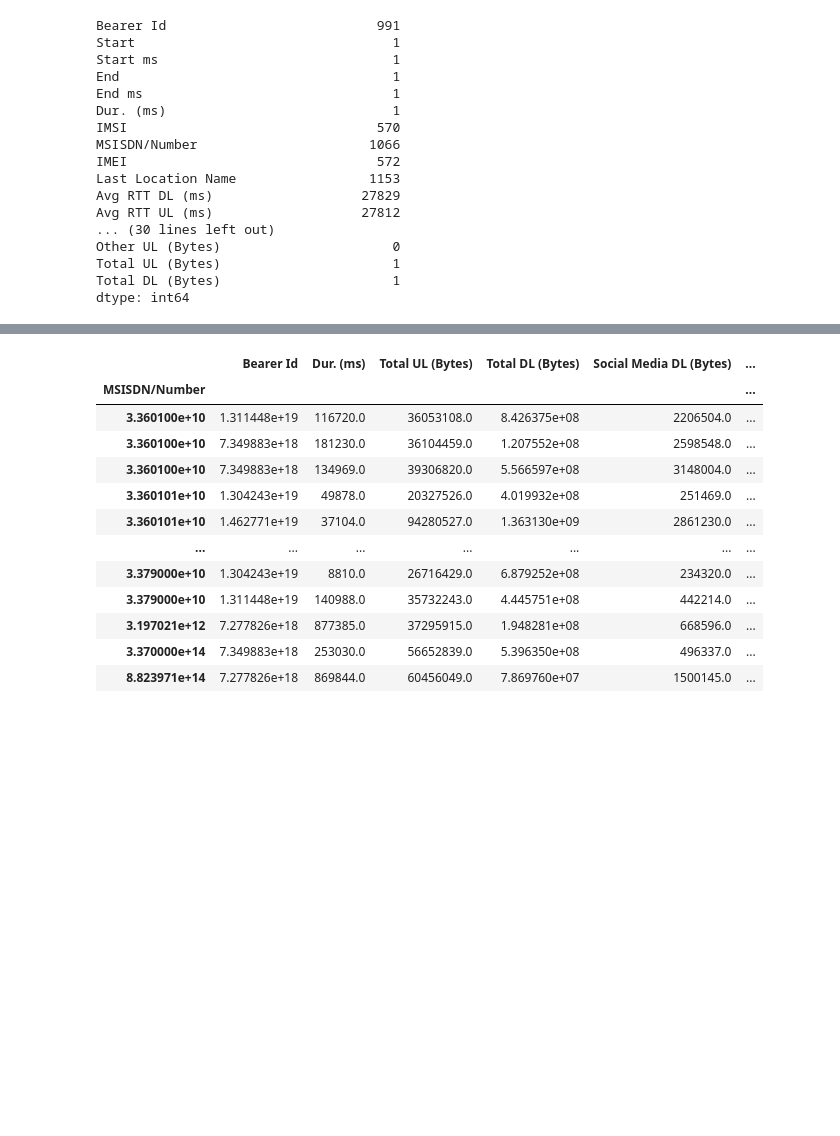
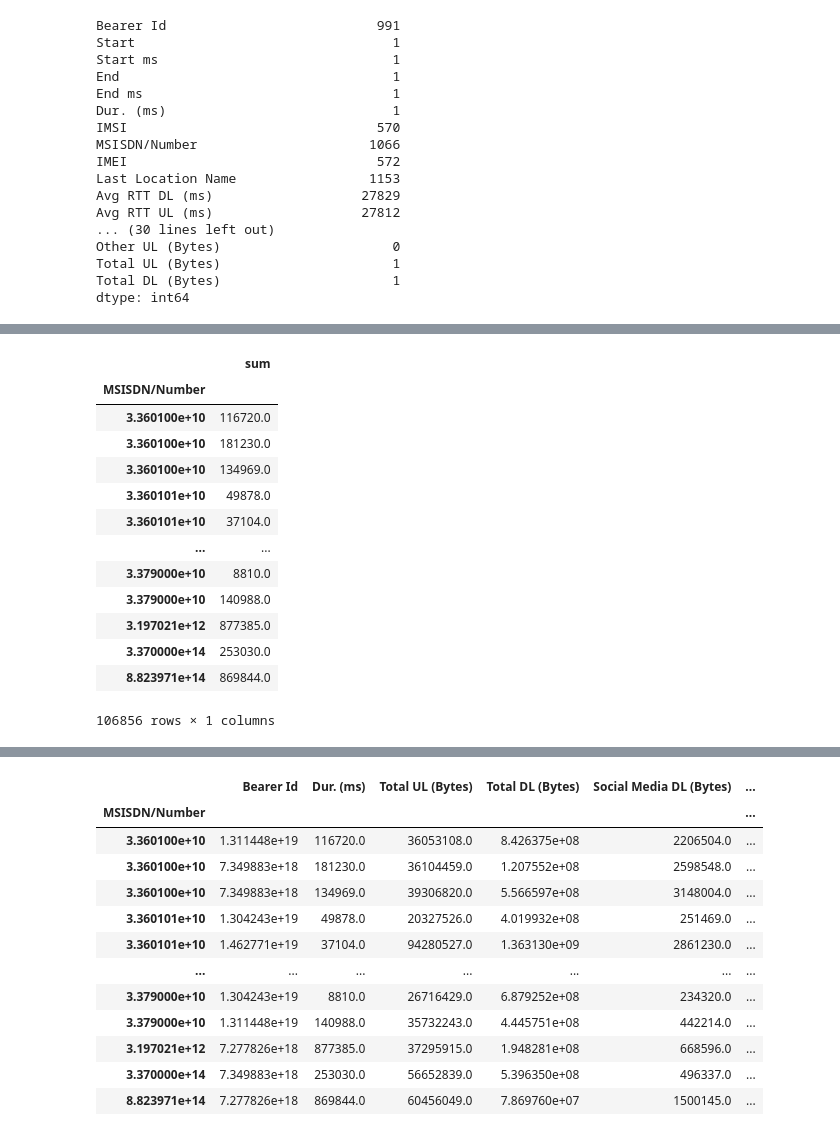
Before and after one commit to nebasam/Telecom_Data_Analysis, a Jupyter notebook: TelecomDataAnalysis.ipynb, the cells around one changed output, grey strips where cells are left out. Drawn from its saved outputs; the diff is of its cells as text; code cells hidden in the pictures; blank space fills up the shorter version.

```diff
--- a/TelecomDataAnalysis.ipynb
+++ b/TelecomDataAnalysis.ipynb
@@ -184,0 +206,17 @@ Name: MSISDN/Number, Length: 150001, dtype: float64
+# %%
+user_grp['Dur. (ms)'].agg(['sum'])
+# %% [output]
+|  | sum |
+| MSISDN/Number |  |
+| 3.360100e+10 | 116720.0 |
+| 3.360100e+10 | 181230.0 |
+| 3.360100e+10 | 134969.0 |
+| 3.360101e+10 | 49878.0 |
+| 3.360101e+10 | 37104.0 |
+| ... | ... |
+| 3.379000e+10 | 8810.0 |
+| 3.379000e+10 | 140988.0 |
+| 3.197021e+12 | 877385.0 |
+| 3.370000e+14 | 253030.0 |
+| 8.823971e+14 | 869844.0 |
+106856 rows × 1 columns
```
Also changed, not shown: parts of 6 cells of this notebook.
